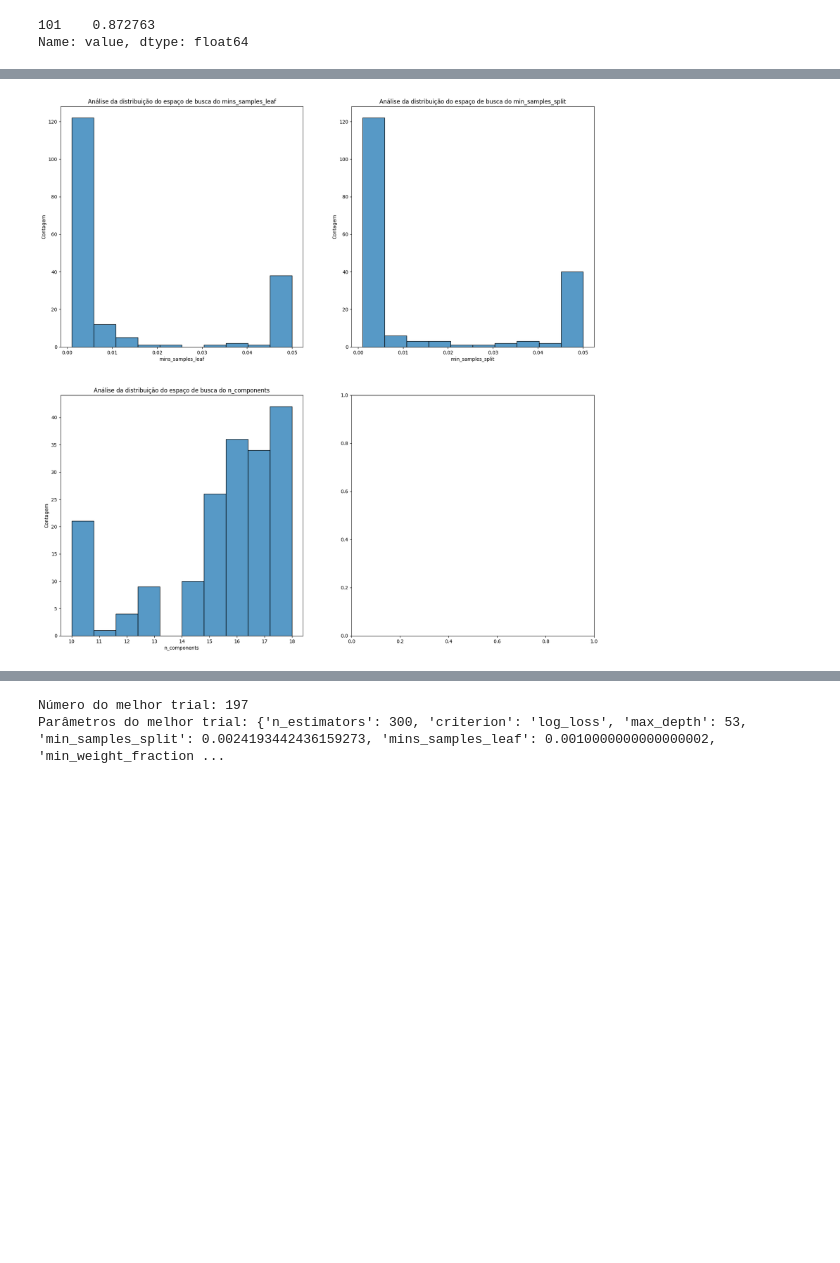
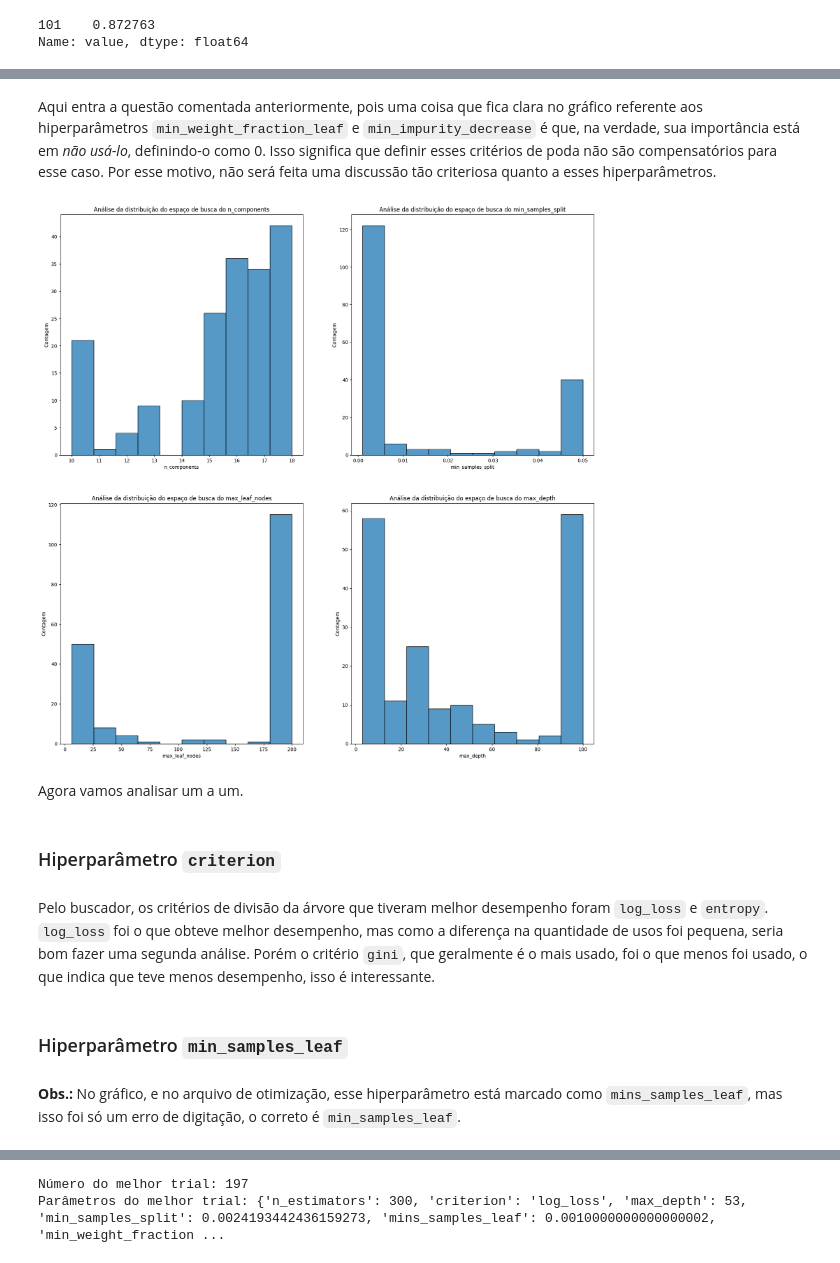
Before and after one commit to Angel-3001/criatura_lend-ria_2-tiamat, a Jupyter notebook: Análise-Otimização.ipynb, the cells around one changed output, grey strips where cells are left out. Saved outputs shown, nothing was run; the diff lists cells and outputs as text; code cells hidden in the pictures; blank space fills up the shorter version.

Commit message:
Organizando as coisas em pastas

```diff
--- a/Análise-Otimização.ipynb
+++ b/Análise-Otimização.ipynb
@@ -30,7 +46,7 @@ vis.plot_param_importances(objeto_de_estudo_kNN)
 # %%
 HYPERPARMS_ANALISYS = ["params_n_components", "params_n_neighbors"]
 
-figs, axis = plt.subplots(ncols=len(HYPERPARMS_ANALISYS), figsize=(10, 5))
+figs, axis = plt.subplots(ncols=len(HYPERPARMS_ANALISYS), figsize=(20, 10))
 
 for hyperparam, ax in zip(HYPERPARMS_ANALISYS, axis):
     sns.histplot(
@@ -40,7 +56,7 @@ for hyperparam, ax in zip(HYPERPARMS_ANALISYS, axis):
     )
 
     hyperparam = hyperparam.replace("params_", "")
-    ax.set_title(f"Análise da distribuição do espaço de busca do {hyperparam}")
+    ax.set_title(f"Análise da distribuição do espaço de busca do {hyperparam}", size=15)
     ax.set_xlabel(hyperparam)
     ax.set_ylabel("Contagem")
 # %% [output]
@@ -71,9 +111,9 @@ vis.plot_param_importances(objeto_de_estudo_Tree)
 # %%
 HYPERPARMS_ANALISYS = [
     "params_criterion",
-    "params_max_depth",
+    "params_min_impurity_decrease",
     "params_min_weight_fraction_leaf",
-    "params_max_leaf_nodes"
+    "params_mins_samples_leaf"
 ]
 
 figs, axis = plt.subplots(nrows=2, ncols=2, figsize=(20, 20))
@@ -100,28 +140,41 @@ for hyperparam, pos in zip(HYPERPARMS_ANALISYS, eixos):
+# %% [markdown]
+Aqui entra a questão comentada anteriormente, pois uma coisa que fica clara no gráfico referente aos hiperparâmetros ``min_weight_fraction_leaf`` e ``min_impurity_decrease`` é que, na verdade, sua importância está em *não usá-lo*, definindo-o como 0. Isso significa que definir esses critérios de poda não são compensatórios para esse caso. Por esse motivo, não será feita uma discussão tão criteriosa quanto a esses hiperparâmetros.
 # %%
 HYPERPARMS_ANALISYS = [
-    "params_mins_samples_leaf",
+    "params_n_components",
     "params_min_samples_split",
-    "params_n_components"
+    "params_max_leaf_nodes",
+    "params_max_depth"
 ]
 
 figs, axis = plt.subplots(nrows=2, ncols=2, figsize=(20, 20))
 
 eixos = [
     [0,0], [0,1],
     [1,0], [1,1]
 ]
 
 for hyperparam, pos in zip(HYPERPARMS_ANALISYS, eixos):
     ax = axis[pos[0], pos[1]]
     sns.histplot(
         df[hyperparam],
         bins=10,
         ax=ax
     )
 
     hyperparam = hyperparam.replace("params_", "")
     ax.set_title(f"Análise da distribuição do espaço de busca do {hyperparam}")
     ax.set_xlabel(hyperparam)
     ax.set_ylabel("Contagem")
 # %% [output]
-[figure, old version]
+[figure, new version]
+# %% [markdown]
+Agora vamos analisar um a um.
+# %% [markdown]
+### Hiperparâmetro ``criterion``
+# %% [markdown]
+Pelo buscador, os critérios de divisão da árvore que tiveram melhor desempenho foram ``log_loss`` e ``entropy``. ``log_loss`` foi o que obteve melhor desempenho, mas como a diferença na quantidade de usos foi pequena, seria bom fazer uma segunda análise. Porém o critério ``gini``, que geralmente é o mais usado, foi o que menos foi usado, o que indica que teve menos desempenho, isso é interessante.
+# %% [markdown]
+### Hiperparâmetro ``min_samples_leaf``
+# %% [markdown]
+**Obs.:** No gráfico, e no arquivo de otimização, esse hiperparâmetro está marcado como ``mins_samples_leaf``, mas isso foi só um erro de digitação, o correto é ``min_samples_leaf``.
```
Also changed, not shown: parts of 117 cells of this notebook, 30 other files.
